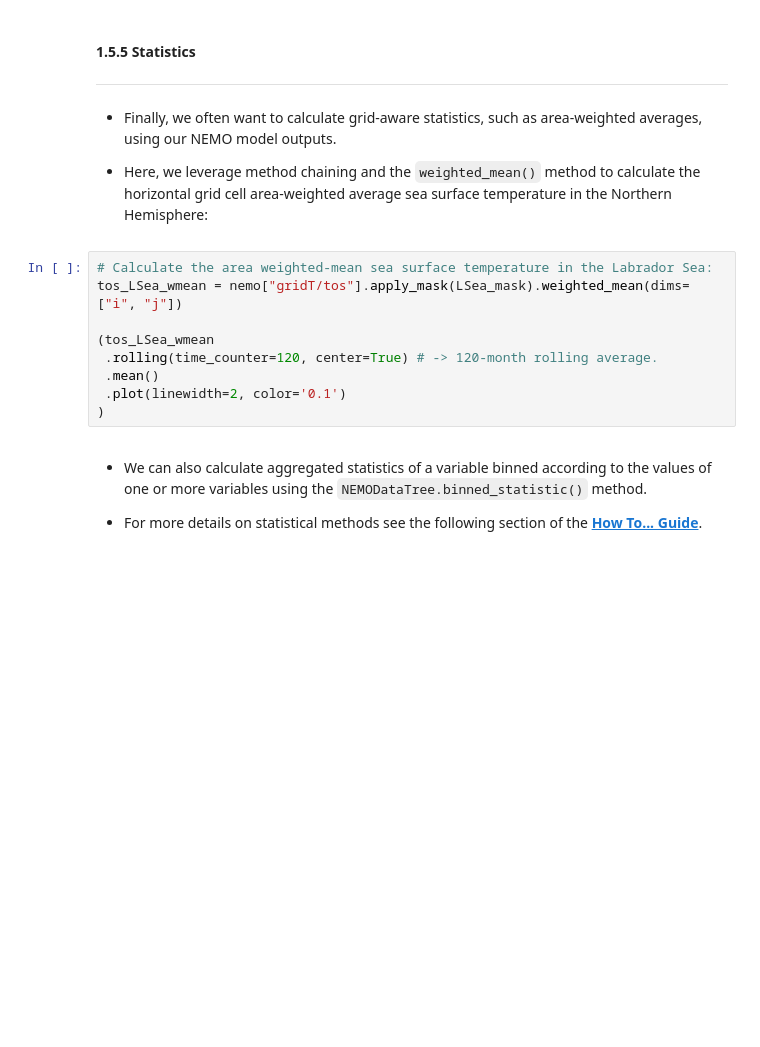
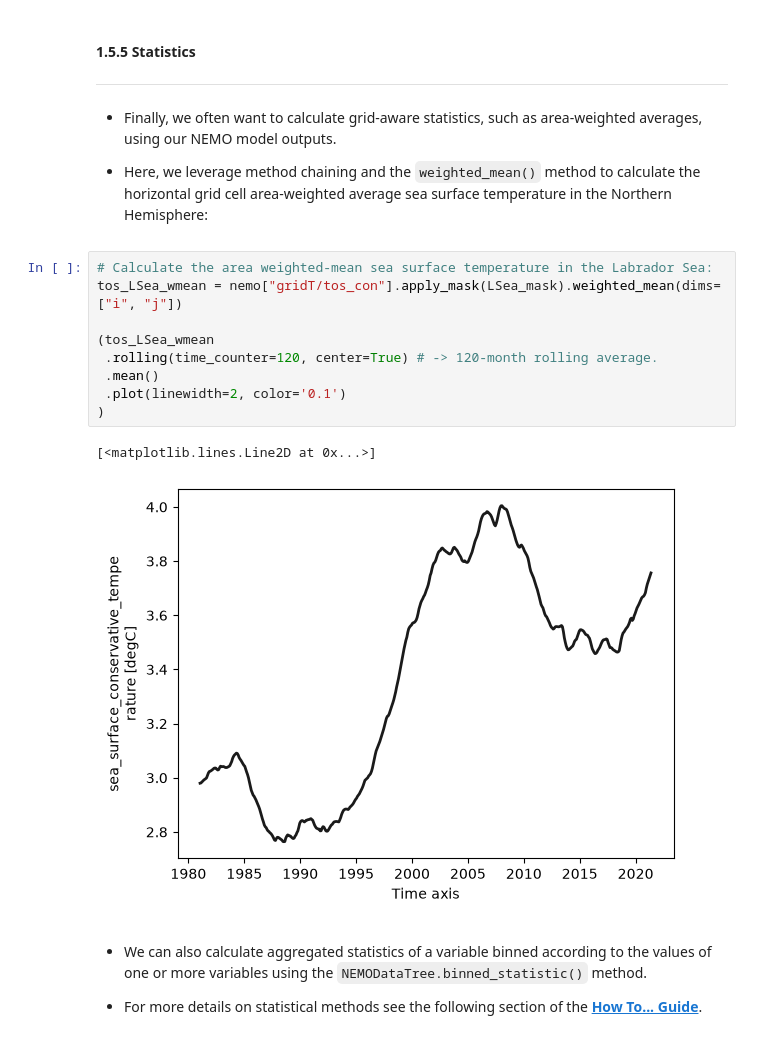
Before and after one commit to oj-tooth/nemo_cookbook_tutorial, a Jupyter notebook: tutorials/tutorial_1_getting_started_with_nemo_cookbook.ipynb, the cells around one changed output. Saved outputs shown, nothing was run; the diff lists cells and outputs as text; blank space fills up the shorter version.

```diff
--- a/tutorials/tutorial_1_getting_started_with_nemo_cookbook.ipynb
+++ b/tutorials/tutorial_1_getting_started_with_nemo_cookbook.ipynb
@@ -547,13 +1412,16 @@ nemo['gridT/thetao'].interp_to(to='V')
 * Here, we leverage method chaining and the `weighted_mean()` method to calculate the horizontal grid cell area-weighted average sea surface temperature in the Northern Hemisphere:
 # %%
 # Calculate the area weighted-mean sea surface temperature in the Labrador Sea:
-tos_LSea_wmean = nemo["gridT/tos"].apply_mask(LSea_mask).weighted_mean(dims=["i", "j"])
+tos_LSea_wmean = nemo["gridT/tos_con"].apply_mask(LSea_mask).weighted_mean(dims=["i", "j"])
 
 (tos_LSea_wmean
  .rolling(time_counter=120, center=True) # -> 120-month rolling average.
  .mean()
  .plot(linewidth=2, color='0.1')
 )
+# %% [output]
+[<matplotlib.lines.Line2D at 0x...>]
+[figure, added]
 # %% [markdown]
 * We can also calculate aggregated statistics of a variable binned according to the values of one or more variables using the `NEMODataTree.binned_statistic()` method.
 
```
Also changed, not shown: parts of 36 cells of this notebook, 1 other file.
